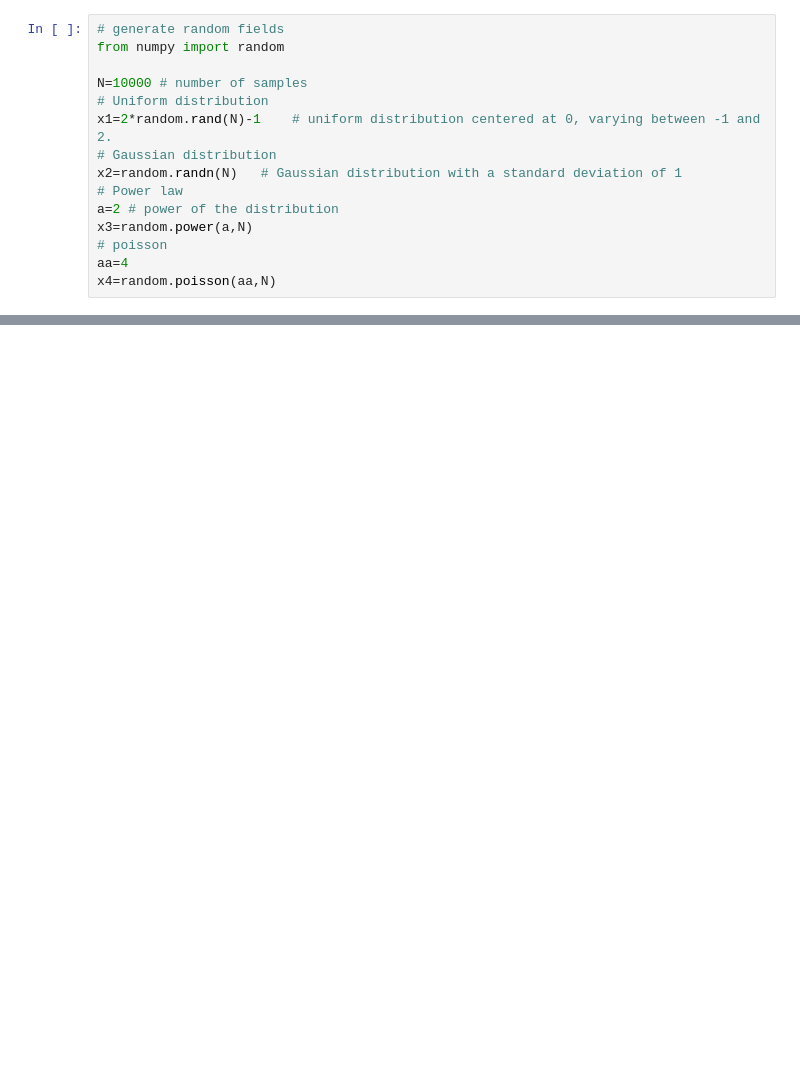
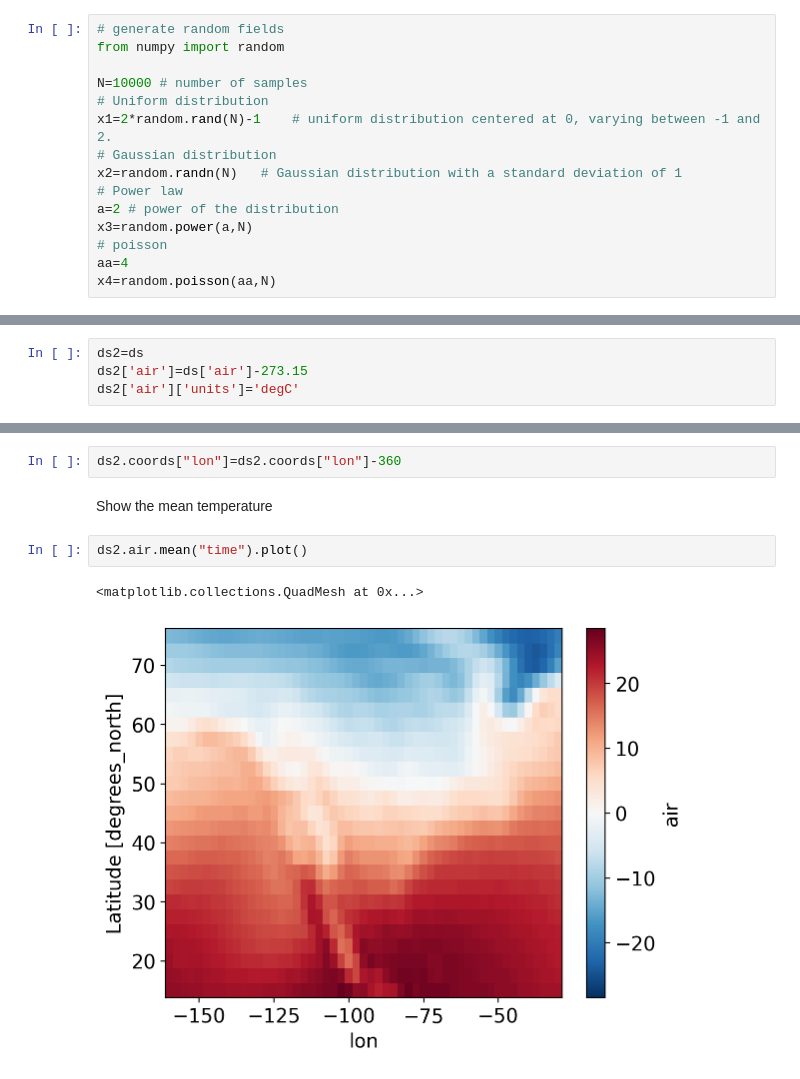
Before and after one commit to geo-smart/mlgeo, a Jupyter notebook: book/Chapter2-DataManipulation/2.4_Arrays.ipynb, the cells around one changed output, grey strips where cells are left out. Cells and saved outputs as stored; diff of their text form; blank space fills up the shorter version.

```diff
--- a/book/Chapter2-DataManipulation/2.4_Arrays.ipynb
+++ b/book/Chapter2-DataManipulation/2.4_Arrays.ipynb
@@ -194,0 +433,4 @@ plt.xlabel('X2');plt.ylabel('X3')
+# %%
+ds2=ds
+ds2['air']=ds['air']-273.15
+ds2['air']['units']='degC'
@@ -194,0 +439,9 @@ plt.xlabel('X2');plt.ylabel('X3')
+# %%
+ds2.coords["lon"]=ds2.coords["lon"]-360
+# %% [markdown]
+Show the mean temperature
+# %%
+ds2.air.mean("time").plot()
+# %% [output]
+<matplotlib.collections.QuadMesh at 0x...>
+[figure, added]
```
Also changed, not shown: parts of 71 cells of this notebook, 52 other files.
